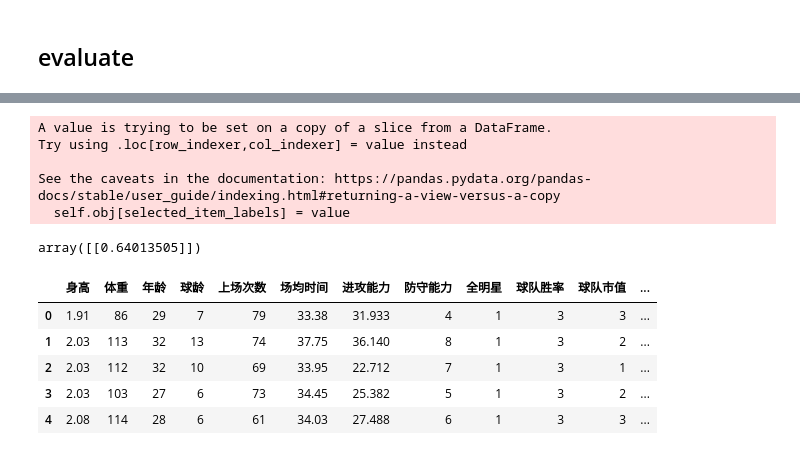
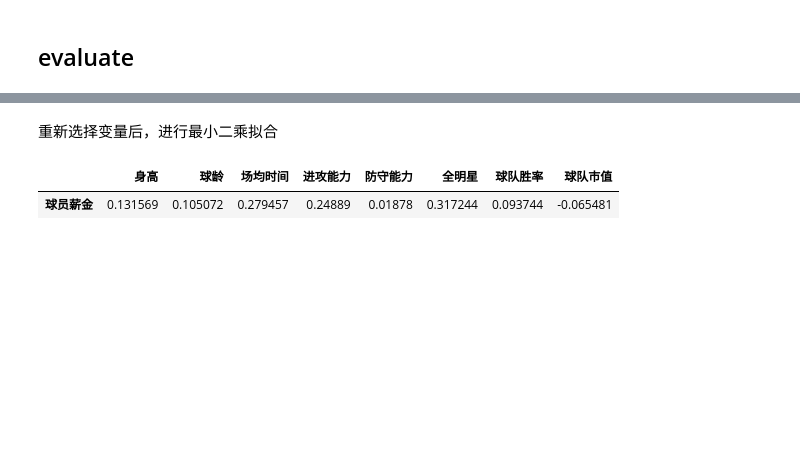
Before and after one commit to yy98/-, a Jupyter notebook: 编程期末作业.ipynb, the cells around one changed output, grey strips where cells are left out. Saved outputs shown, nothing was run; the diff lists cells and outputs as text; code cells hidden in the pictures; blank space fills up the shorter version.

```diff
--- a/编程期末作业.ipynb
+++ b/编程期末作业.ipynb
@@ -313,30 +375,13 @@ ana.MSE(ana.PCA(7))
+# %% [markdown]
+重新选择变量后，进行最小二乘拟合
 # %%
-ana3=analysis(df[['身高','球龄','场均时间','进攻能力','防守能力','全明星','球队胜率','球队市值']],df['球员薪金'])
+ana3=analysis(data[['身高','球龄','场均时间','进攻能力','防守能力','全明星','球队胜率','球队市值']],data['球员薪金'],1)
-# %% [output]
-A value is trying to be set on a copy of a slice from a DataFrame.
-Try using .loc[row_indexer,col_indexer] = value instead
-
-See the caveats in the documentation: https://pandas.pydata.org/pandas-docs/stable/user_guide/indexing.html#returning-a-view-versus-a-copy
-  self.obj[selected_item_labels] = value
-# %%
-ana3.R2(ana3.linear_beta())
-# %% [output]
-array([[0.64013505]])
-# %%
-data=pd.read_excel('D:\研究生\课程\统计基础\\NBAfinal2.xlsx')
-data.head()
-# %% [output]
-|  | 身高 | 体重 | 年龄 | 球龄 | 上场次数 | 场均时间 | 进攻能力 | 防守能力 | 全明星 | 球队胜率 | 球队市值 | ... |
-| 0 | 1.91 | 86 | 29 | 7 | 79 | 33.38 | 31.933 | 4 | 1 | 3 | 3 | ... |
-| 1 | 2.03 | 113 | 32 | 13 | 74 | 37.75 | 36.140 | 8 | 1 | 3 | 2 | ... |
-| 2 | 2.03 | 112 | 32 | 10 | 69 | 33.95 | 22.712 | 7 | 1 | 3 | 1 | ... |
-| 3 | 2.03 | 103 | 27 | 6 | 73 | 34.45 | 25.382 | 5 | 1 | 3 | 2 | ... |
-| 4 | 2.08 | 114 | 28 | 6 | 61 | 34.03 | 27.488 | 6 | 1 | 3 | 3 | ... |
-# %%
-ana3=analysis(data.iloc[:,:-1],data.iloc[:,-1])
 # %%
 a=ana3.linear_beta()
-b=ana3.
+a.T
+# %% [output]
+|  | 身高 | 球龄 | 场均时间 | 进攻能力 | 防守能力 | 全明星 | 球队胜率 | 球队市值 |
+| 球员薪金 | 0.131569 | 0.105072 | 0.279457 | 0.24889 | 0.01878 | 0.317244 | 0.093744 | -0.065481 |
 # %%
 ana3.MSE(a)
 # %% [output]
```
Also changed, not shown: parts of 33 cells of this notebook.
